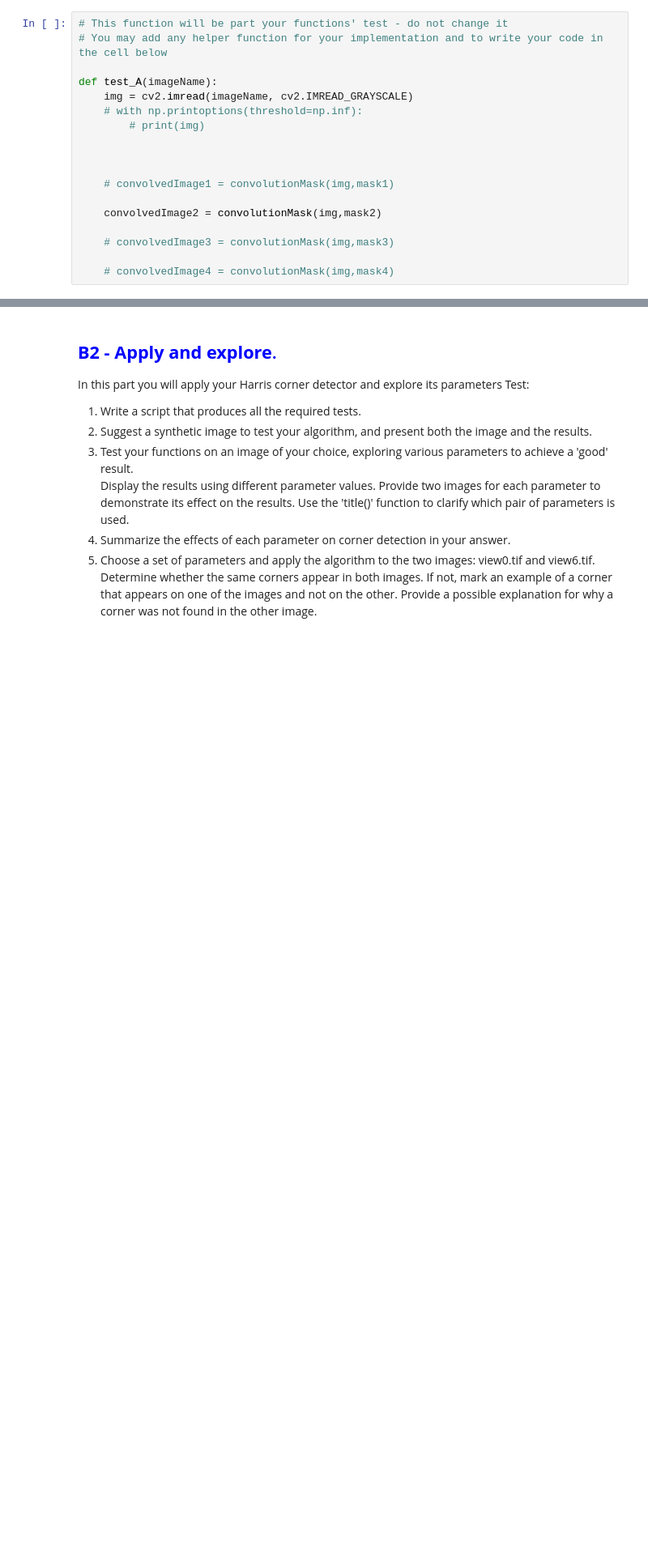
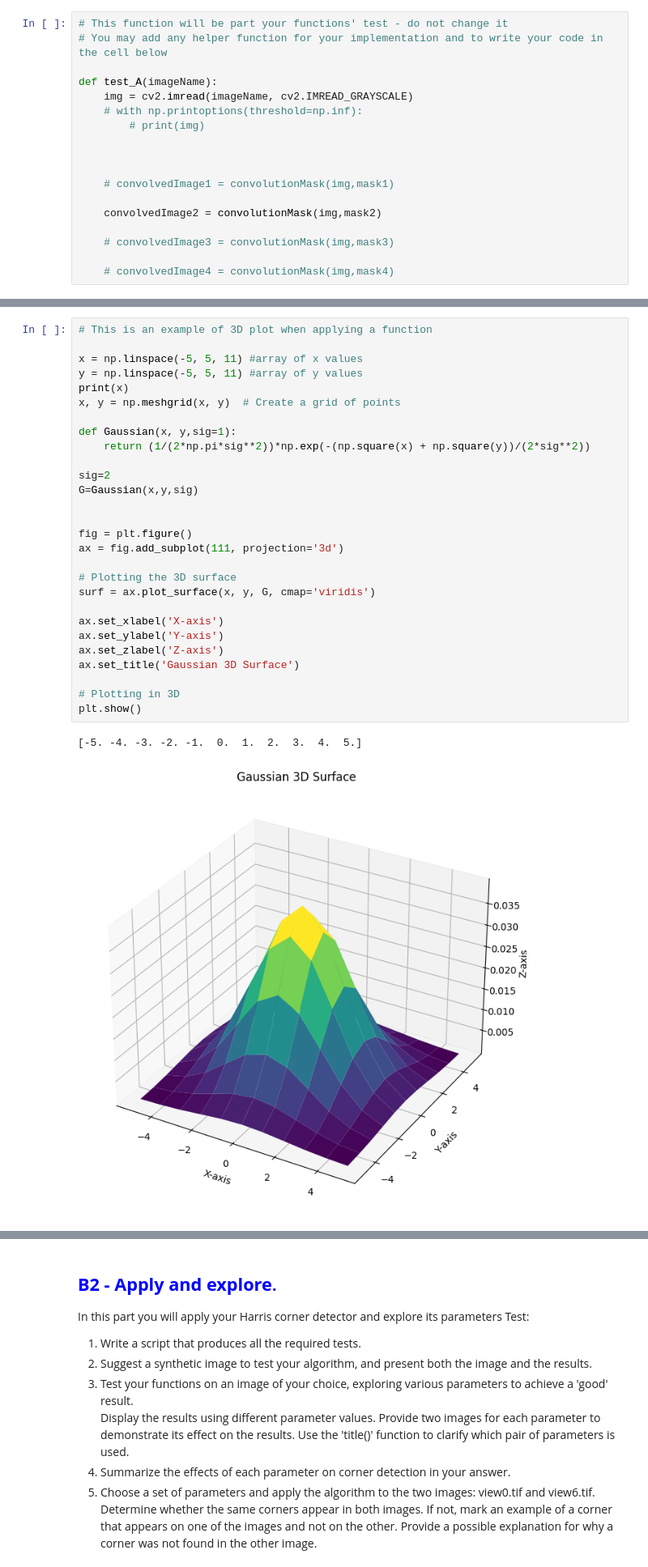
Before and after one commit to haeshed/classic-computer-vision, a Jupyter notebook: Ex1-updated/EX1-updated-1_test.ipynb, the cells around one changed output, grey strips where cells are left out. Shown at 81% size. Saved outputs shown, nothing was run; the diff lists cells and outputs as text; blank space fills up the shorter version.

```diff
--- a/Ex1-updated/EX1-updated-1_test.ipynb
+++ b/Ex1-updated/EX1-updated-1_test.ipynb
@@ -291,3 +344,34 @@ b. The derivatives of the images, $I_x$ and $I_y$.
 c. The values of the corner strength before appying the threshold. (Can be in greyscale rather than color. Make sure to normalize it for display.)\
 d. The values of the corner strength after appying the threshold. (This should be a binary image.)\
 e. The detected corners overlayed on the original image.
+# %%
+# This is an example of 3D plot when applying a function
+
+x = np.linspace(-5, 5, 11) #array of x values
+y = np.linspace(-5, 5, 11) #array of y values
+print(x)
+x, y = np.meshgrid(x, y)  # Create a grid of points
+
+def Gaussian(x, y,sig=1):
+    return (1/(2*np.pi*sig**2))*np.exp(-(np.square(x) + np.square(y))/(2*sig**2))
+
+sig=2
+G=Gaussian(x,y,sig)
+
+
+fig = plt.figure()
+ax = fig.add_subplot(111, projection='3d')
+
+# Plotting the 3D surface
+surf = ax.plot_surface(x, y, G, cmap='viridis')
+
+ax.set_xlabel('X-axis')
+ax.set_ylabel('Y-axis')
+ax.set_zlabel('Z-axis')
+ax.set_title('Gaussian 3D Surface')
+
+# Plotting in 3D
+plt.show()
+# %% [output]
+[-5. -4. -3. -2. -1.  0.  1.  2.  3.  4.  5.]
+[figure, added]
```
Also changed, not shown: parts of 14 cells of this notebook, 1 other file.
